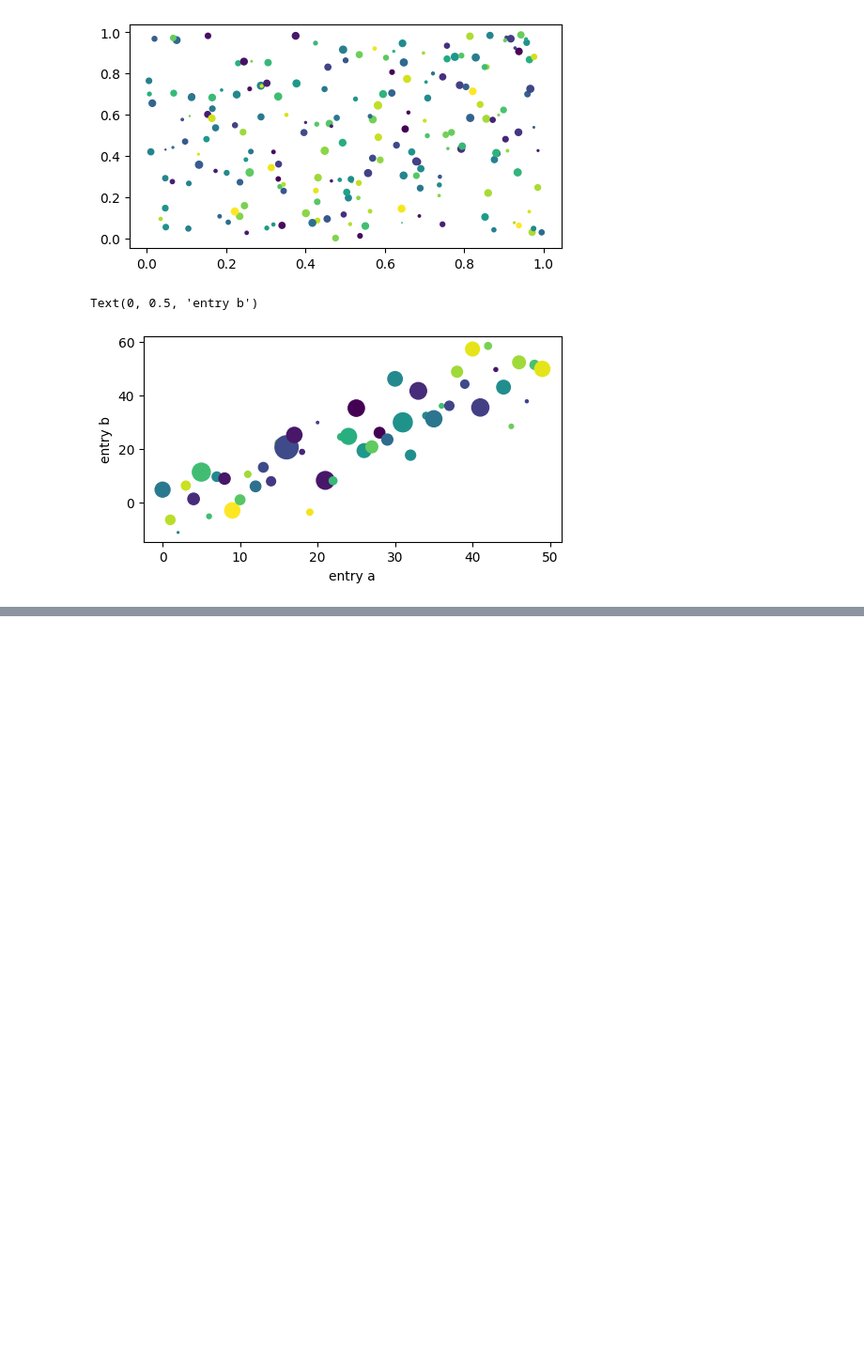
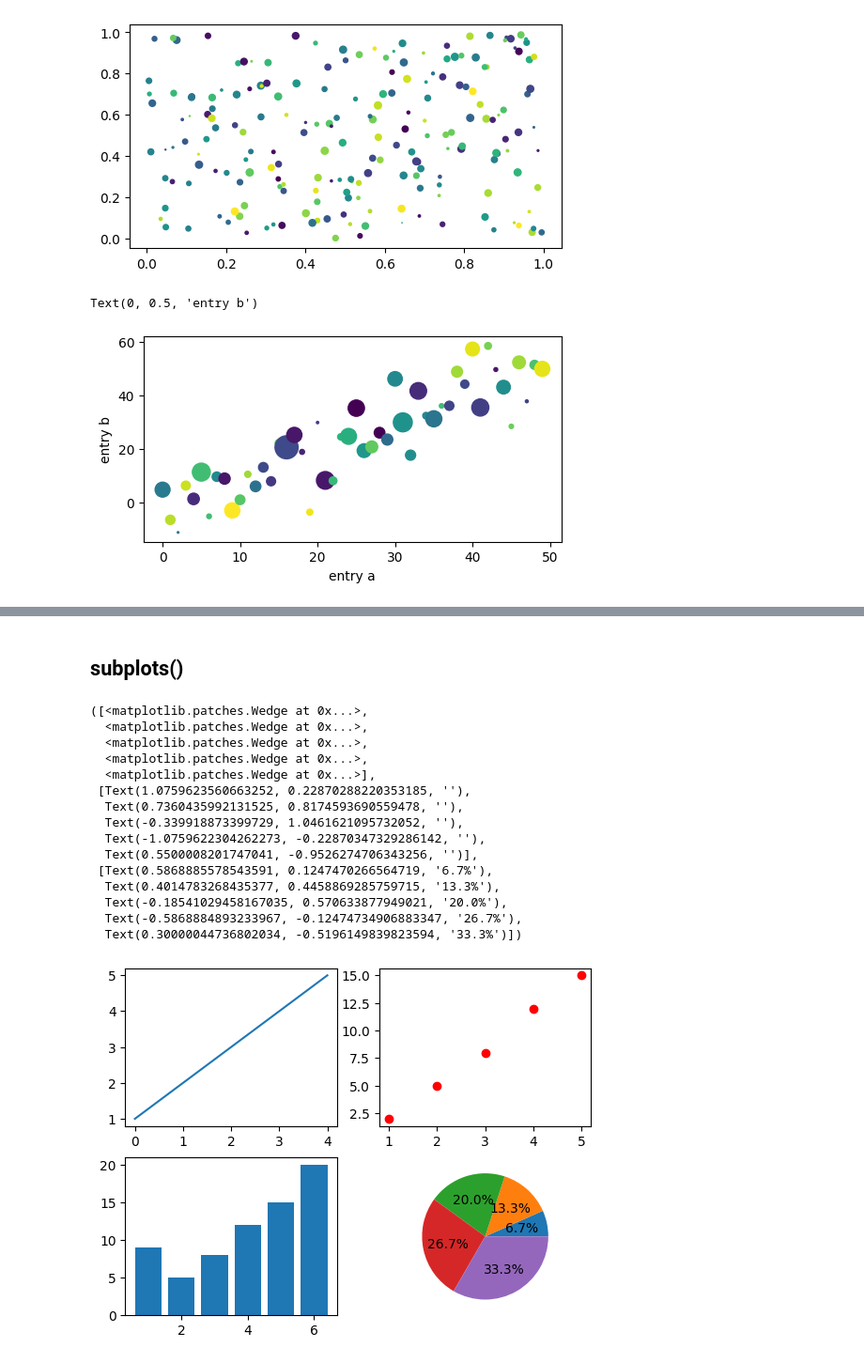
Before and after one commit to tcfh2016/knowledge-map, a Jupyter notebook: Techs/data-science/visualization/matplotlib/kinds_of_plot/kinds_of_plots.ipynb, the cells around one changed output, grey strips where cells are left out. Shown: that part at 94% size. Saved outputs shown, nothing was run; the diff lists cells and outputs as text; code cells hidden in the pictures; blank space fills up the shorter version.

```diff
--- a/Techs/data-science/visualization/matplotlib/kinds_of_plot/kinds_of_plots.ipynb
+++ b/Techs/data-science/visualization/matplotlib/kinds_of_plot/kinds_of_plots.ipynb
@@ -165,0 +186,32 @@ Text(0, 0.5, 'entry b')
+# %% [markdown]
+## subplots()
+# %%
+import matplotlib.pyplot as plt
+
+fig, axes = plt.subplots(nrows=2, ncols=2)
+
+axes[0, 0].plot([1, 2, 3, 4, 5])
+axes[0, 1].plot([1, 2, 3, 4, 5], [2, 5, 8, 12, 15], 'ro')
+
+x = [1, 2, 3, 4, 5, 6]
+h = [9, 5, 8, 12, 15, 20]
+axes[1, 0].bar(x, h)
+
+axes[1, 1].pie([1, 2, 3, 4, 5], autopct='%1.1f%%')
+# %% [output]
+([<matplotlib.patches.Wedge at 0x...>,
+  <matplotlib.patches.Wedge at 0x...>,
+  <matplotlib.patches.Wedge at 0x...>,
+  <matplotlib.patches.Wedge at 0x...>,
+  <matplotlib.patches.Wedge at 0x...>],
+ [Text(1.0759623560663252, 0.22870288220353185, ''),
+  Text(0.7360435992131525, 0.8174593690559478, ''),
+  Text(-0.339918873399729, 1.0461621095732052, ''),
+  Text(-1.0759622304262273, -0.22870347329286142, ''),
+  Text(0.5500008201747041, -0.9526274706343256, '')],
+ [Text(0.5868885578543591, 0.1247470266564719, '6.7%'),
+  Text(0.4014783268435377, 0.4458869285759715, '13.3%'),
+  Text(-0.18541029458167035, 0.570633877949021, '20.0%'),
+  Text(-0.5868884893233967, -0.12474734906883347, '26.7%'),
+  Text(0.30000044736802034, -0.5196149839823594, '33.3%')])
+[figure, added]
```
Also changed, not shown: parts of 3 cells of this notebook, 4 other files.
